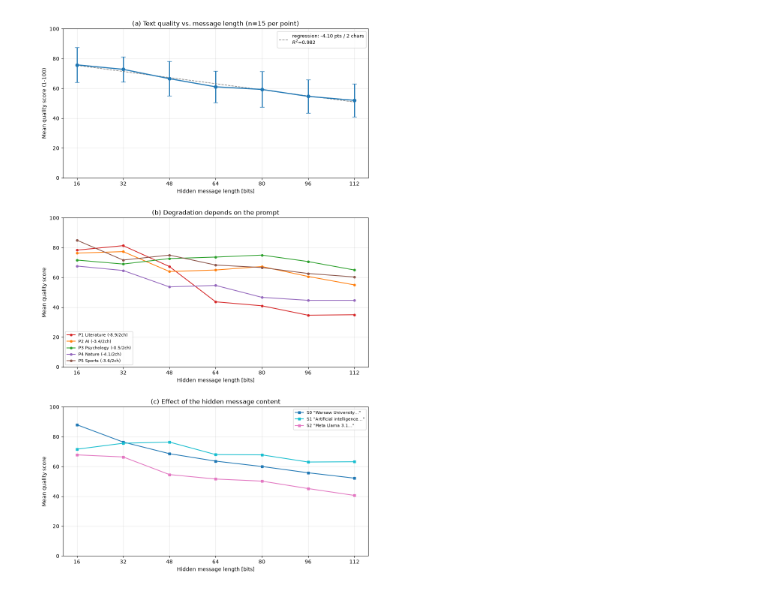
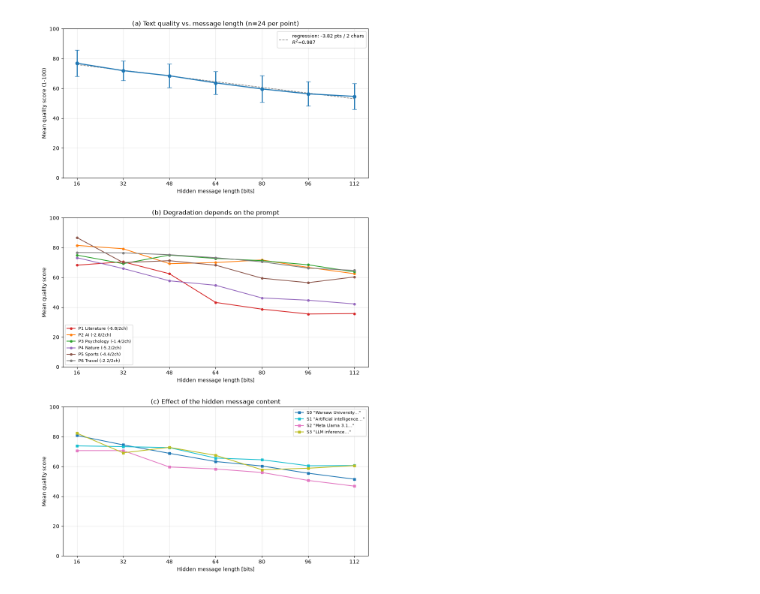
Before and after one commit to janrudkowski/POSsteg, a Jupyter notebook: notebooks/analysis/length_analysis.ipynb, the cells around one changed output. Drawn from its saved outputs; the diff is of its cells as text; code cells hidden in the pictures.

```diff
--- a/notebooks/analysis/length_analysis.ipynb
+++ b/notebooks/analysis/length_analysis.ipynb
@@ -49,8 +50,8 @@ Slope: -4.10 points per 2 characters (p = 3.3e-05), R^2 of means = 0.982
 # %%
-PROMPT_LABELS = ["P1 Literature", "P2 AI", "P3 Psychology", "P4 Nature", "P5 Sports"]
-PROMPT_COLORS = ["tab:red", "tab:orange", "tab:green", "tab:purple", "tab:brown"]
-SENT_LABELS = ['S0 "Warsaw University..."', 'S1 "Artificial intelligence..."', 'S2 "Meta Llama 3.1..."']
-SENT_COLORS = ["tab:blue", "tab:cyan", "tab:pink"]
+PROMPT_LABELS = ["P1 Literature", "P2 AI", "P3 Psychology", "P4 Nature", "P5 Sports", "P6 Travel"]
+PROMPT_COLORS = ["tab:red", "tab:orange", "tab:green", "tab:purple", "tab:brown", "tab:gray"]
+SENT_LABELS = ['S0 "Warsaw University..."', 'S1 "Artificial intelligence..."', 'S2 "Meta Llama 3.1..."', 'S3 "LLM inference..."']
+SENT_COLORS = ["tab:blue", "tab:cyan", "tab:pink", "tab:olive"]
 
 
 def slope_2ch(sub):
@@ -72,31 +73,32 @@ ax.set_title(f"(a) Text quality vs. message length (n={n_per_point} per point)")
 ax.set_ylabel("Mean quality score (1-100)")
 ax.legend(loc="upper right", fontsize=9)
 
 ax = axes[1]
 for p in sorted(ok["prompt_idx"].unique()):
     sub = ok[ok["prompt_idx"] == p]
     m = sub.groupby("n_bits")["rating"].mean()
     ax.plot(m.index, m.values, marker="o", ms=4, color=PROMPT_COLORS[p],
             label=f"{PROMPT_LABELS[p]} ({slope_2ch(sub):.1f}/2ch)")
 ax.set_title("(b) Degradation depends on the prompt")
 ax.set_ylabel("Mean quality score")
 ax.legend(loc="lower left", fontsize=8)
 
 ax = axes[2]
 for s in sorted(ok["sentence_idx"].unique()):
     m = ok[ok["sentence_idx"] == s].groupby("n_bits")["rating"].mean()
     ax.plot(m.index, m.values, marker="s", ms=4, color=SENT_COLORS[s], label=SENT_LABELS[s])
 ax.set_title("(c) Effect of the hidden message content")
 ax.set_ylabel("Mean quality score")
 ax.legend(loc="upper right", fontsize=8)
 
 for ax in axes:
     ax.set_xticks(bits)
     ax.set_xlabel("Hidden message length [bits]")
     ax.set_ylim(0, 100)
     ax.grid(alpha=0.3)
 
 plt.tight_layout(h_pad=3)
+plt.savefig("figure3.pdf", bbox_inches="tight")
 plt.show()
 # %% [output]
-[figure, old version]
+[figure, new version]
```
Also changed, not shown: parts of 2 cells of this notebook, 11 other files.
